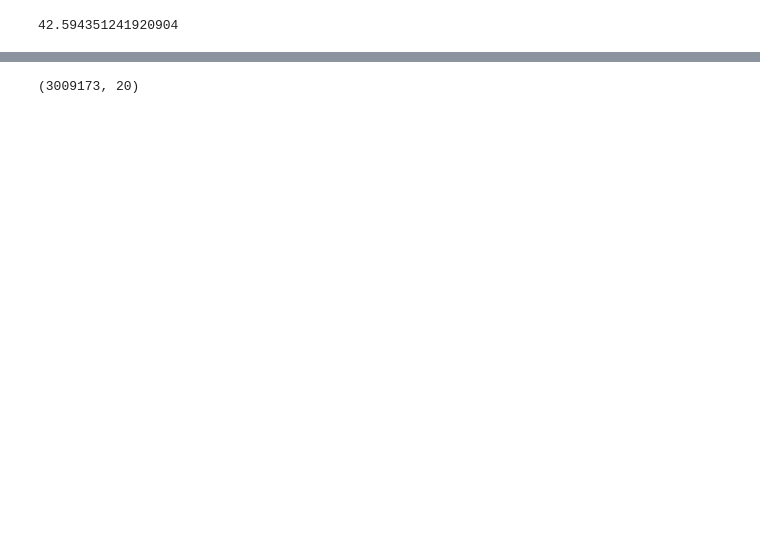
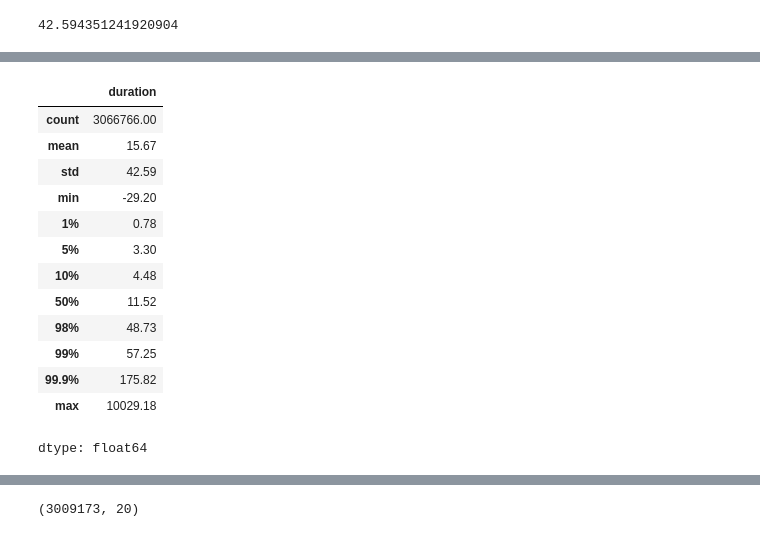
Before and after one commit to nvkoval/mlops_project, a Jupyter notebook: 01-intro/hw_1.ipynb, the cells around one changed output, grey strips where cells are left out. Saved outputs shown, nothing was run; the diff lists cells and outputs as text; code cells hidden in the pictures; blank space fills up the shorter version.

```diff
--- a/01-intro/hw_1.ipynb
+++ b/01-intro/hw_1.ipynb
@@ -85,0 +75,17 @@ Name: duration, dtype: float64
+# %%
+df['duration'].describe(percentiles=[0.01, 0.05, 0.1, 0.98, 0.99, 0.999]).round(2)
+# %% [output]
+|  | duration |
+| count | 3066766.00 |
+| mean | 15.67 |
+| std | 42.59 |
+| min | -29.20 |
+| 1% | 0.78 |
+| 5% | 3.30 |
+| 10% | 4.48 |
+| 50% | 11.52 |
+| 98% | 48.73 |
+| 99% | 57.25 |
+| 99.9% | 175.82 |
+| max | 10029.18 |
+dtype: float64
```
Also changed, not shown: parts of 34 cells of this notebook, 2 other files.
